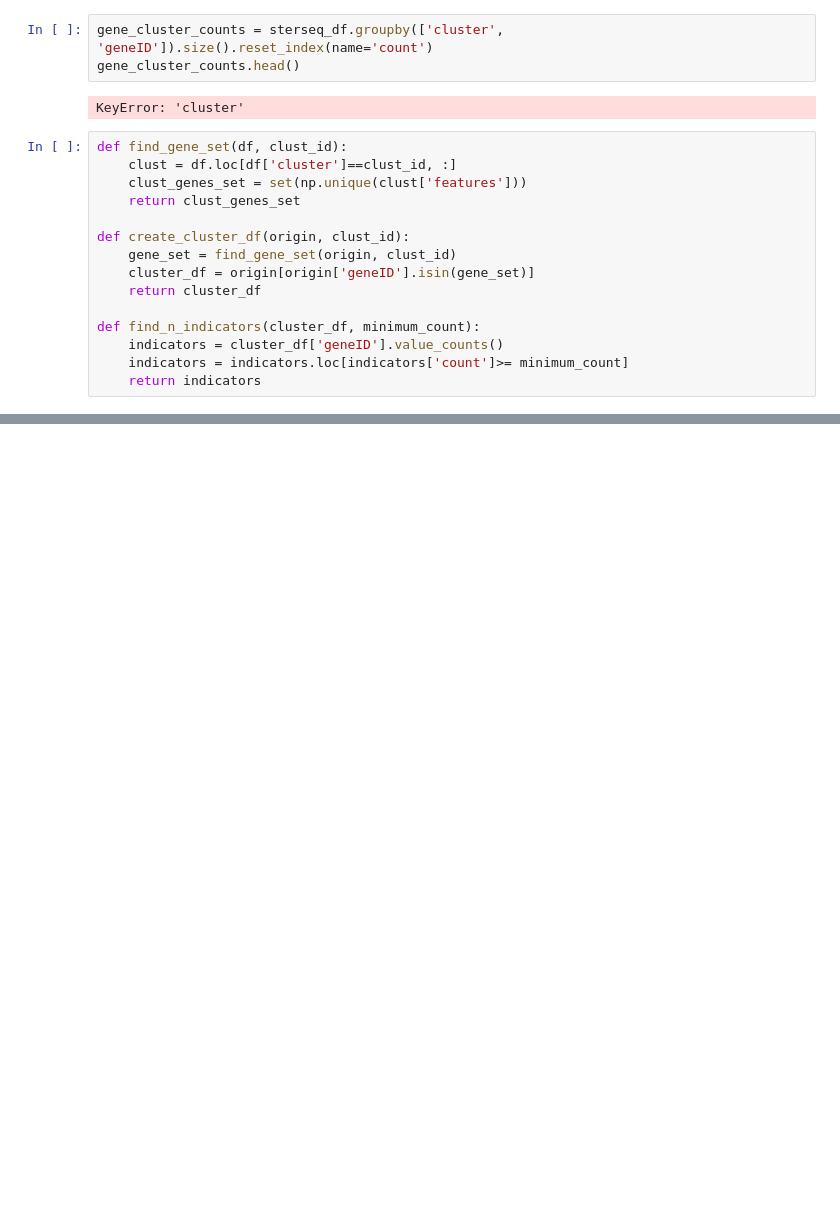
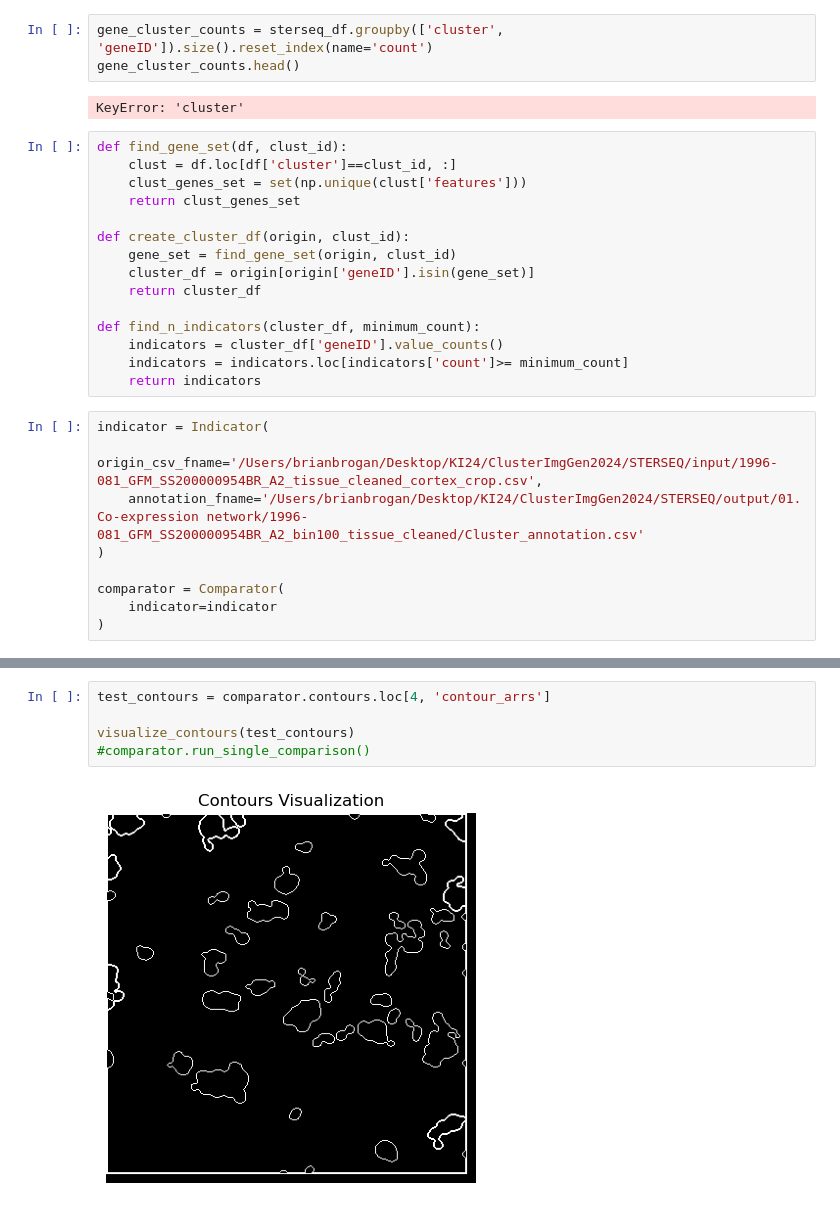
Before and after one commit to brigbrog/SpatialSegmentation, a Jupyter notebook: benchmarking/comparison_tester.ipynb, the cells around one changed output, grey strips where cells are left out. Cells and saved outputs as stored; diff of their text form; blank space fills up the shorter version.

Commit message:
Test notebooks for comparator and manager

```diff
--- a/benchmarking/comparison_tester.ipynb
+++ b/benchmarking/comparison_tester.ipynb
@@ -118,3 +128,12 @@ def find_n_indicators(cluster_df, minimum_count):
     indicators = cluster_df['geneID'].value_counts()
     indicators = indicators.loc[indicators['count']>= minimum_count]
     return indicators
+# %%
+indicator = Indicator(
+    origin_csv_fname='/Users/brianbrogan/Desktop/KI24/ClusterImgGen2024/STERSEQ/input/1996-081_GFM_SS200000954BR_A2_tissue_cleaned_cortex_crop.csv',
+    annotation_fname='/Users/brianbrogan/Desktop/KI24/ClusterImgGen2024/STERSEQ/output/01. Co-expression network/1996-081_GFM_SS200000954BR_A2_bin100_tissue_cleaned/Cluster_annotation.csv'
+)
+
+comparator = Comparator(
+    indicator=indicator
+)
@@ -120,0 +150,7 @@ def find_n_indicators(cluster_df, minimum_count):
+# %%
+test_contours = comparator.contours.loc[4, 'contour_arrs']
+
+visualize_contours(test_contours)
+#comparator.run_single_comparison()
+# %% [output]
+[figure, added]
```
Also changed, not shown: parts of 8 cells of this notebook, 1 other file.
